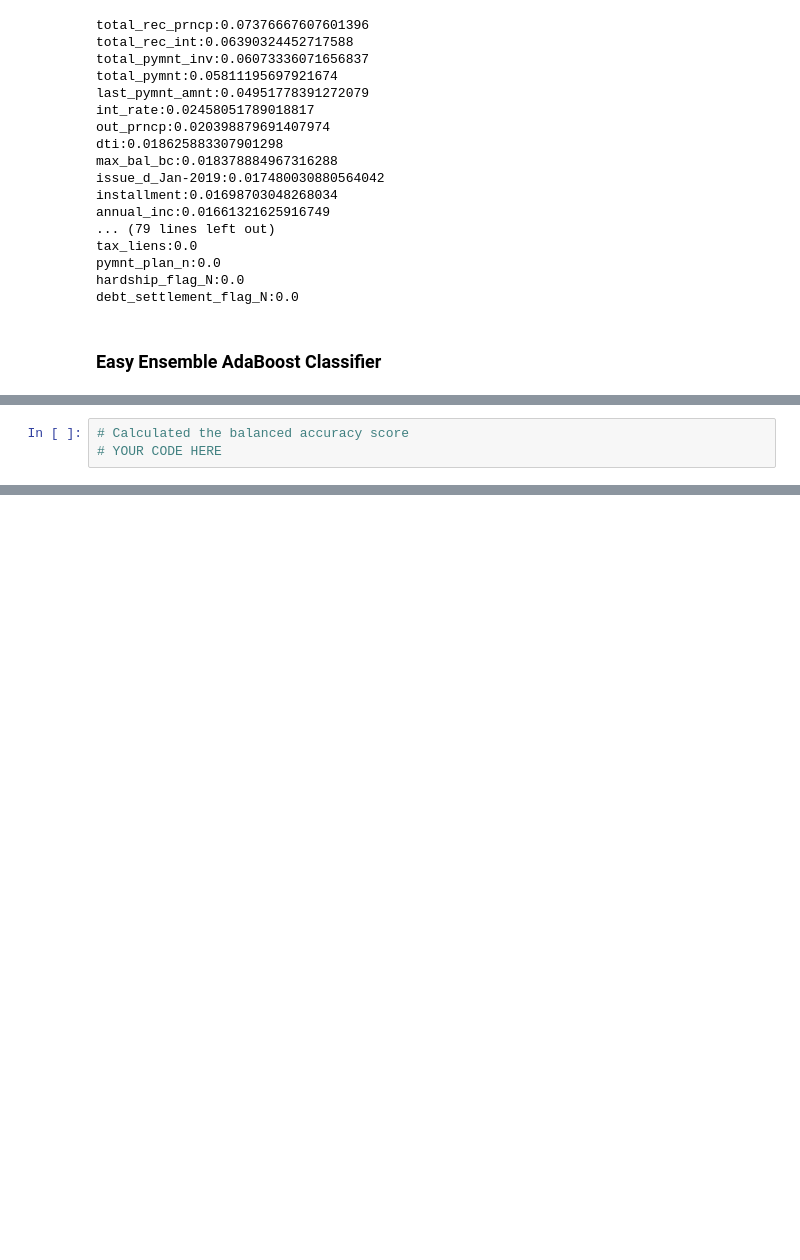
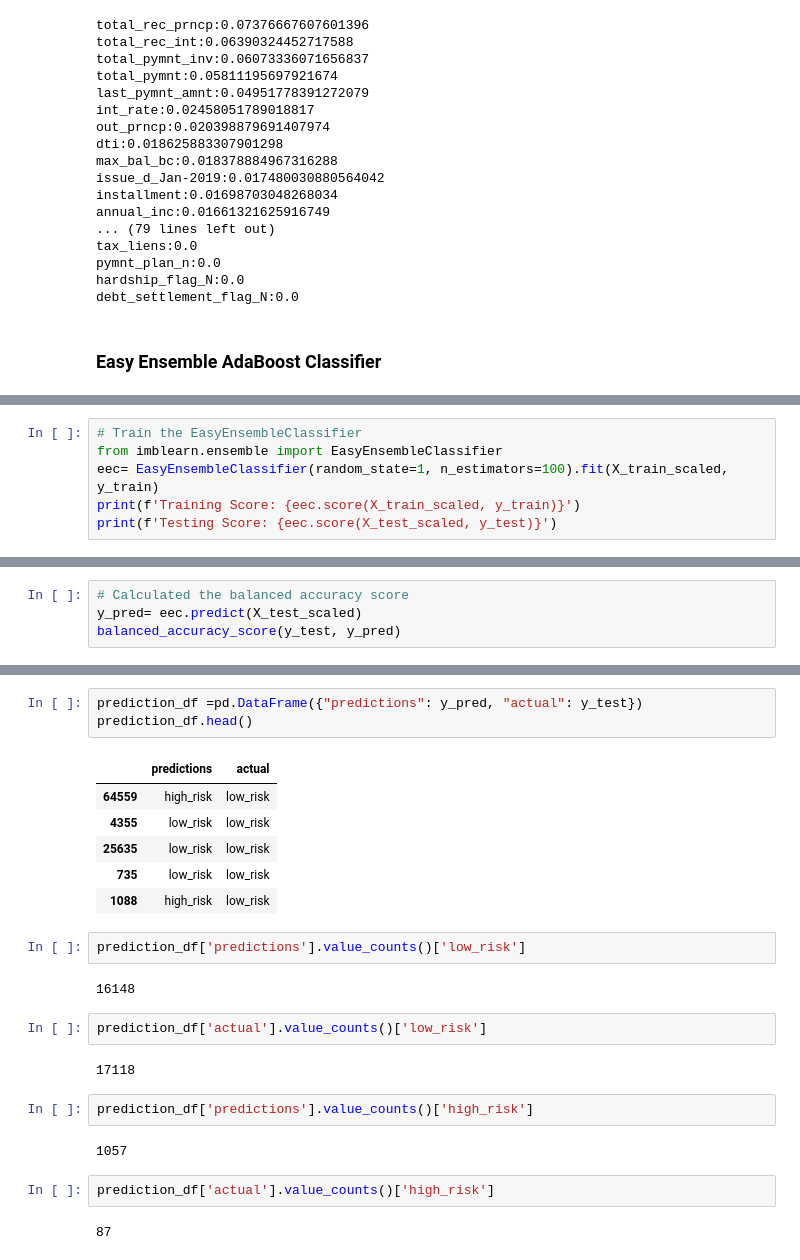
Before and after one commit to katiarp/Credit_Risk_Analysis, a Jupyter notebook: credit_risk_ensemble.ipynb, the cells around one changed output, grey strips where cells are left out. Drawn from its saved outputs; the diff is of its cells as text; blank space fills up the shorter version.

Commit message:
Trained data with Easy Ensemble Classifier

```diff
--- a/credit_risk_ensemble.ipynb
+++ b/credit_risk_ensemble.ipynb
@@ -246,0 +249,6 @@ EasyEnsembleClassifier(n_estimators=100, random_state=1)
+# %%
+# Train the EasyEnsembleClassifier
+from imblearn.ensemble import EasyEnsembleClassifier
+eec= EasyEnsembleClassifier(random_state=1, n_estimators=100).fit(X_train_scaled, y_train)
+print(f'Training Score: {eec.score(X_train_scaled, y_train)}')
+print(f'Testing Score: {eec.score(X_test_scaled, y_test)}')
@@ -247,4 +258,5 @@ EasyEnsembleClassifier(n_estimators=100, random_state=1)
 # %%
 # Calculated the balanced accuracy score
-# YOUR CODE HERE
+y_pred= eec.predict(X_test_scaled)
+balanced_accuracy_score(y_test, y_pred)
 # %% [output]
@@ -257,0 +264,26 @@ array([[   93,     8],
+# %%
+prediction_df =pd.DataFrame({"predictions": y_pred, "actual": y_test})
+prediction_df.head()
+# %% [output]
+|  | predictions | actual |
+| 64559 | high_risk | low_risk |
+| 4355 | low_risk | low_risk |
+| 25635 | low_risk | low_risk |
+| 735 | low_risk | low_risk |
+| 1088 | high_risk | low_risk |
+# %%
+prediction_df['predictions'].value_counts()['low_risk']
+# %% [output]
+16148
+# %%
+prediction_df['actual'].value_counts()['low_risk']
+# %% [output]
+17118
+# %%
+prediction_df['predictions'].value_counts()['high_risk']
+# %% [output]
+1057
+# %%
+prediction_df['actual'].value_counts()['high_risk']
+# %% [output]
+87
```
Also changed, not shown: parts of 9 cells of this notebook.
